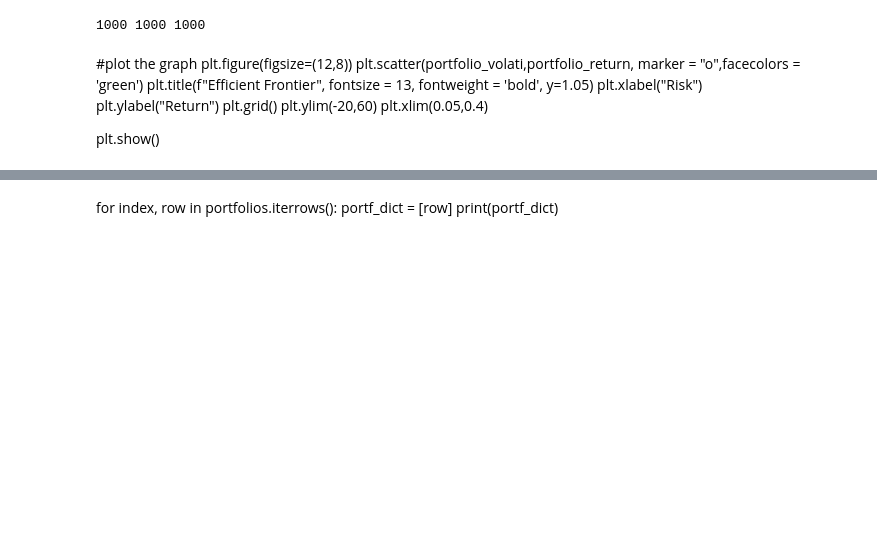
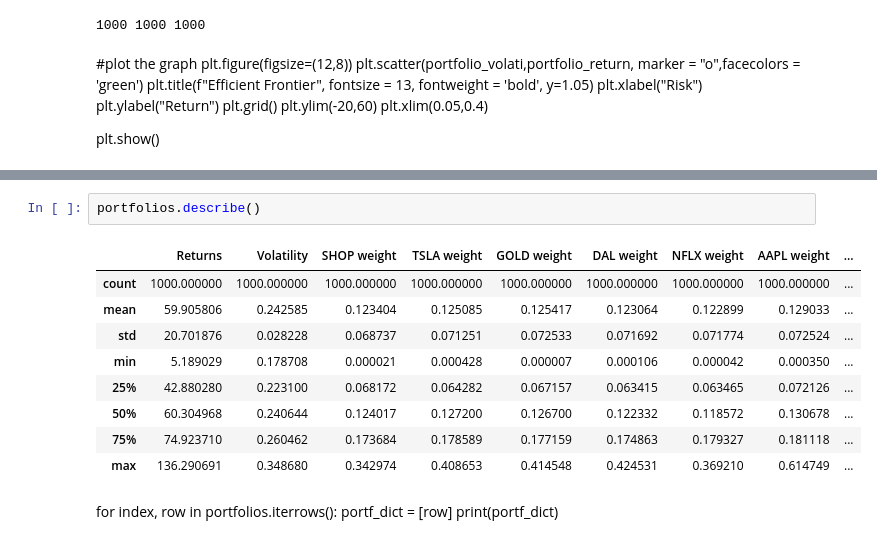
Before and after one commit to itspria/Stock-Portfolio-Optimization, a Jupyter notebook: Code/Stock_Calculations.ipynb, the cells around one changed output, grey strips where cells are left out. Saved outputs shown, nothing was run; the diff lists cells and outputs as text; blank space fills up the shorter version.

```diff
--- a/Code/Stock_Calculations.ipynb
+++ b/Code/Stock_Calculations.ipynb
@@ -611,3 +627,15 @@ portf
+# %%
+portfolios.describe()
+# %% [output]
+|  | Returns | Volatility | SHOP weight | TSLA weight | GOLD weight | DAL weight | NFLX weight | AAPL weight | ... |
+| count | 1000.000000 | 1000.000000 | 1000.000000 | 1000.000000 | 1000.000000 | 1000.000000 | 1000.000000 | 1000.000000 | ... |
+| mean | 59.905806 | 0.242585 | 0.123404 | 0.125085 | 0.125417 | 0.123064 | 0.122899 | 0.129033 | ... |
+| std | 20.701876 | 0.028228 | 0.068737 | 0.071251 | 0.072533 | 0.071692 | 0.071774 | 0.072524 | ... |
+| min | 5.189029 | 0.178708 | 0.000021 | 0.000428 | 0.000007 | 0.000106 | 0.000042 | 0.000350 | ... |
+| 25% | 42.880280 | 0.223100 | 0.068172 | 0.064282 | 0.067157 | 0.063415 | 0.063465 | 0.072126 | ... |
+| 50% | 60.304968 | 0.240644 | 0.124017 | 0.127200 | 0.126700 | 0.122332 | 0.118572 | 0.130678 | ... |
+| 75% | 74.923710 | 0.260462 | 0.173684 | 0.178589 | 0.177159 | 0.174863 | 0.179327 | 0.181118 | ... |
+| max | 136.290691 | 0.348680 | 0.342974 | 0.408653 | 0.414548 | 0.424531 | 0.369210 | 0.614749 | ... |
 # %% [markdown]
 for index, row in portfolios.iterrows():
     portf_dict = [row]
```
Also changed, not shown: parts of 3 cells of this notebook, 3 other files.
